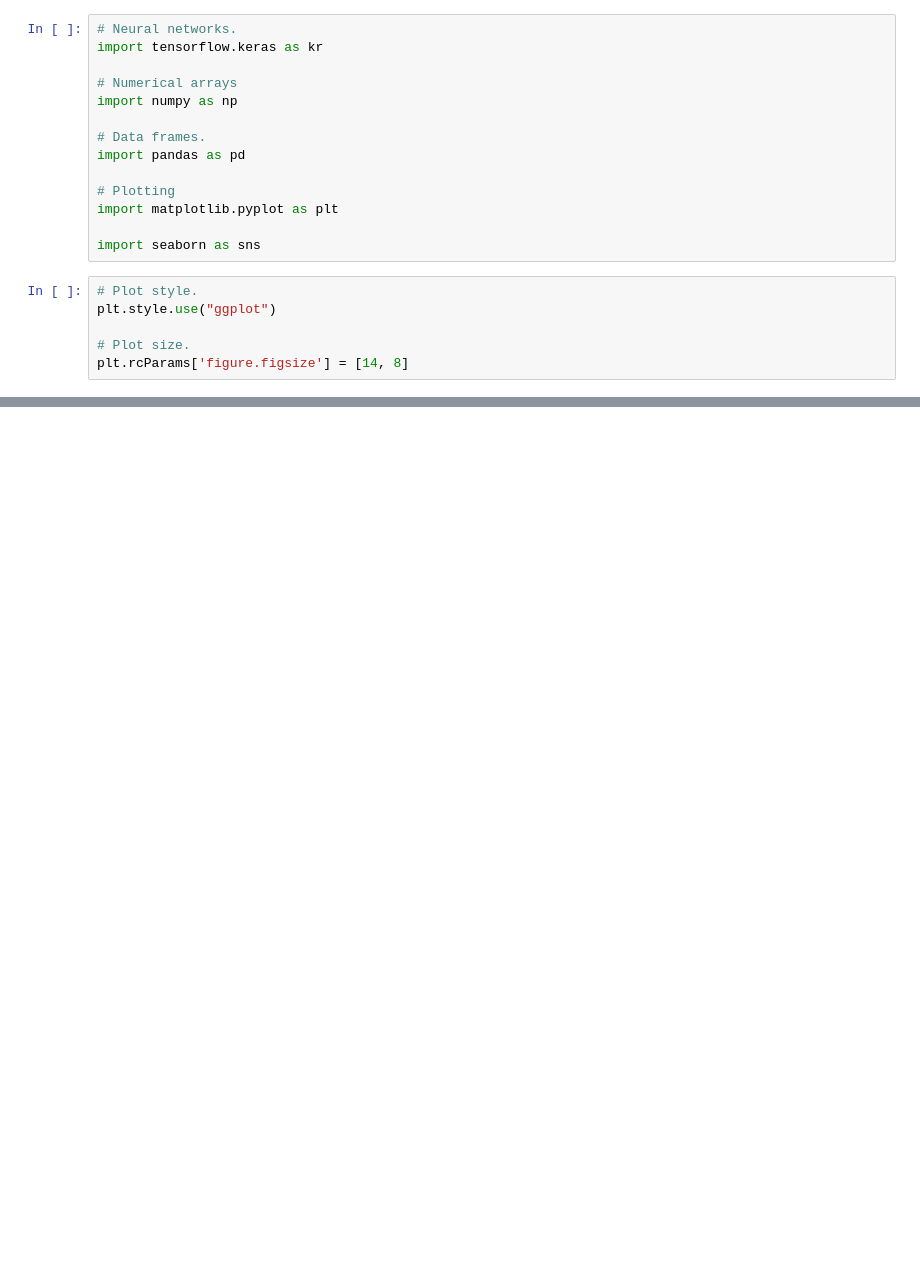
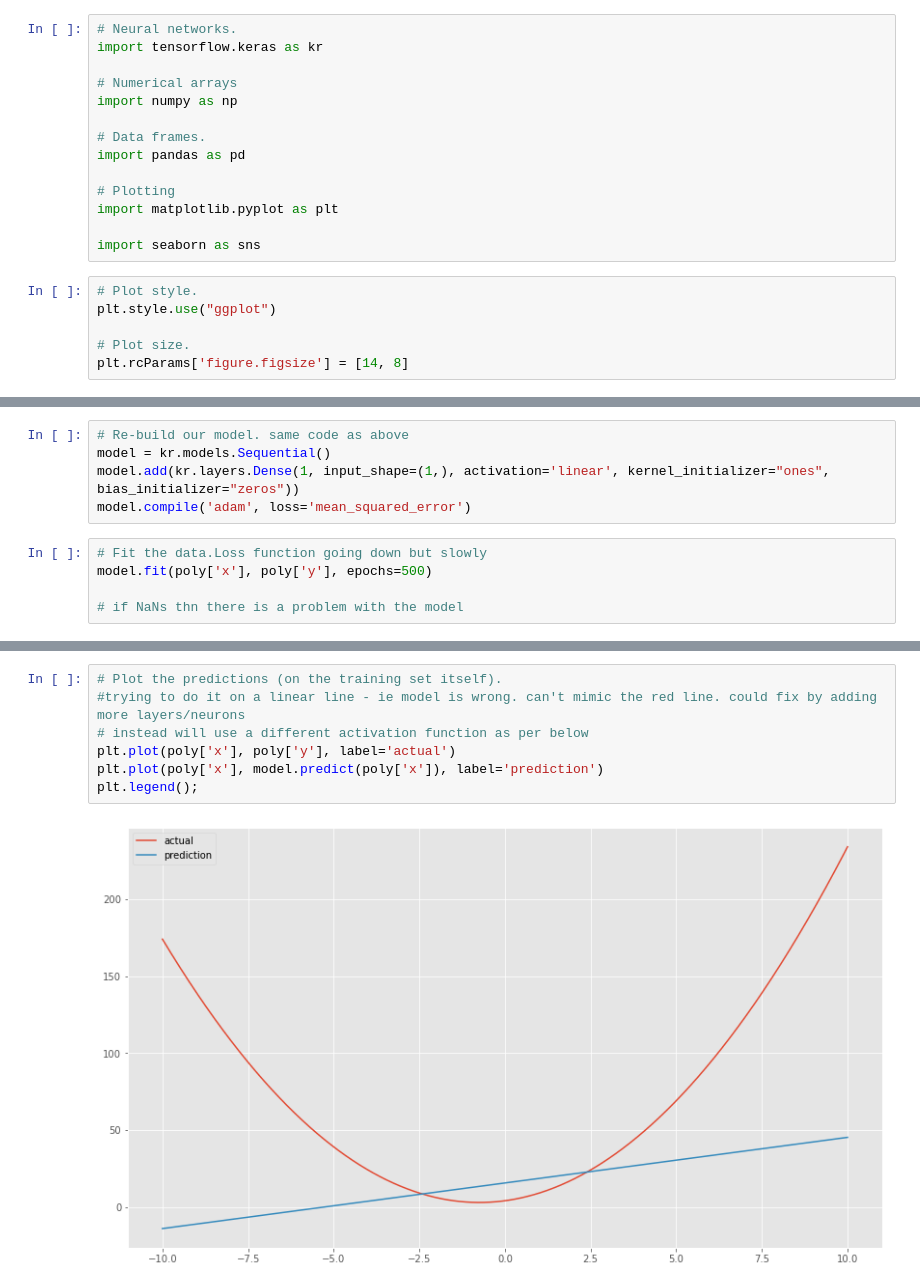
Before and after one commit to ClaireGMIT/MLS_Project2020, a Jupyter notebook: MLS Project.ipynb, the cells around one changed output, grey strips where cells are left out. Drawn from its saved outputs; the diff is of its cells as text; blank space fills up the shorter version.

```diff
--- a/MLS Project.ipynb
+++ b/MLS Project.ipynb
@@ -77,0 +226,10 @@ NameError: name 'df' is not defined
+# %%
+# Re-build our model. same code as above
+model = kr.models.Sequential()
+model.add(kr.layers.Dense(1, input_shape=(1,), activation='linear', kernel_initializer="ones", bias_initializer="zeros"))
+model.compile('adam', loss='mean_squared_error')
+# %%
+# Fit the data.Loss function going down but slowly
+model.fit(poly['x'], poly['y'], epochs=500)
+
+# if NaNs thn there is a problem with the model
@@ -77,0 +255,9 @@ NameError: name 'df' is not defined
+# %%
+# Plot the predictions (on the training set itself).
+#trying to do it on a linear line - ie model is wrong. can't mimic the red line. could fix by adding more layers/neurons
+# instead will use a different activation function as per below
+plt.plot(poly['x'], poly['y'], label='actual')
+plt.plot(poly['x'], model.predict(poly['x']), label='prediction')
+plt.legend();
+# %% [output]
+[figure, added]
```
Also changed, not shown: parts of 27 cells of this notebook.
